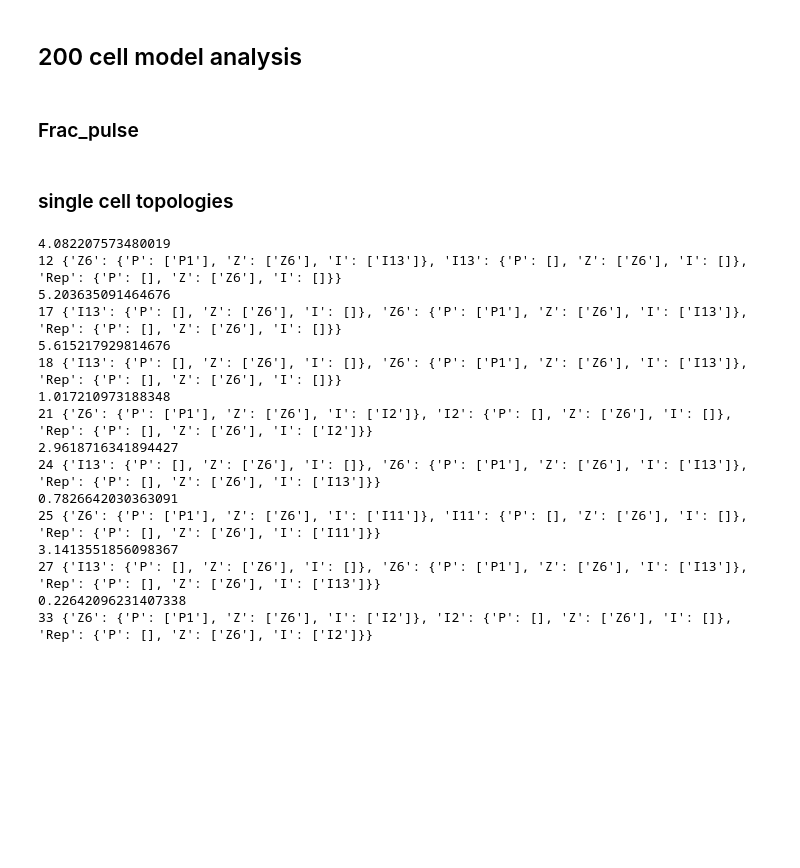
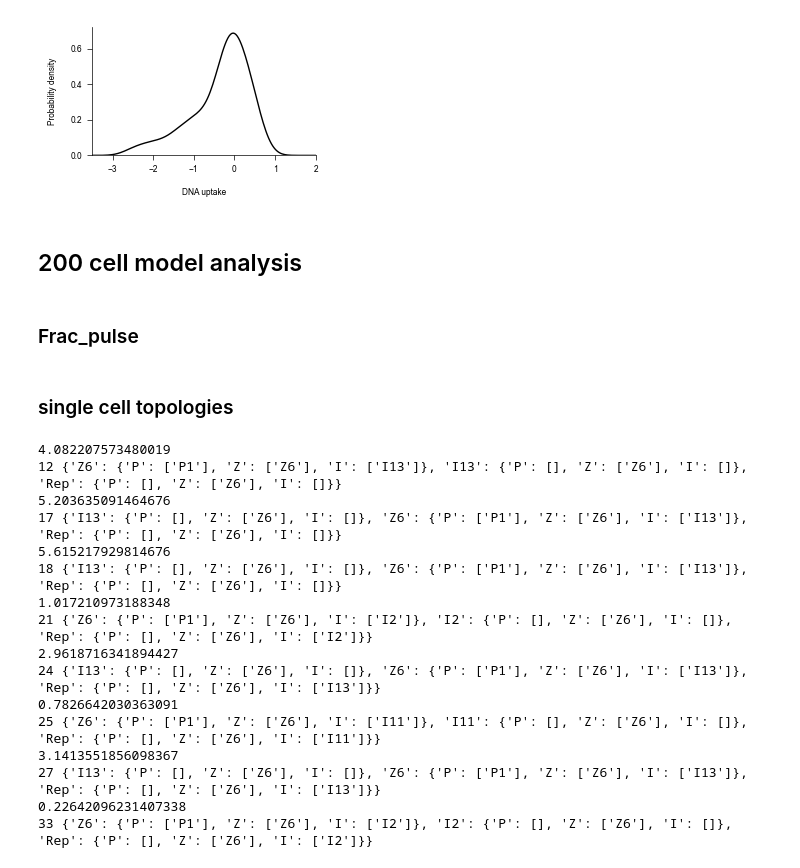
Before and after one commit to Mangan-Group/GraphGA, a Jupyter notebook: Z_mat_analysis.ipynb, the cells around one changed output. Drawn from its saved outputs; the diff is of its cells as text; code cells hidden in the pictures; blank space fills up the shorter version.

Commit message:
generate plots for paper in paper_plotting and plot_z_mat

```diff
--- a/Z_mat_analysis.ipynb
+++ b/Z_mat_analysis.ipynb
@@ -21,6 +21,21 @@ Z_20_df = pd.DataFrame(data = Z_20, columns = ["plasmid_" + str(i) for i in rang
 # Z_20_df_log = Z_20_df.copy()
 Z_200_df = pd.DataFrame(data = Z_200, columns = ["plasmid_" + str(i) for i in range(9)])
 Z_200_df = Z_200_df.drop(labels=["plasmid_" + str(i) for i in range(5,9)], axis=1)
+# %%
+# display(Z_200_df)
+fig, ax = plt.subplots(figsize=(3, 2))
+Z_df_200_log = Z_200_df.copy()
+for i, column in enumerate(Z_df_200_log.columns):
+    Z_df_200_log[column] = np.log10(Z_df_200_log[column])
+
+Z_df_200_log["plasmid_2"].plot.kde(ind=200, ax=ax, color="k", linewidth="1")
+ax.set_xlim([-3.5, 2])
+ax.set_ylim(bottom=0)
+ax.set_xlabel("DNA uptake")
+ax.set_ylabel("Probability density")
+plt.savefig("/Users/kdreyer/Desktop/plasmid_uptake_200.svg")
+# %% [output]
+[figure, added]
 # %% [markdown]
 ## 200 cell model analysis
 # %% [markdown]
```
Also changed, not shown: 2 other files.
